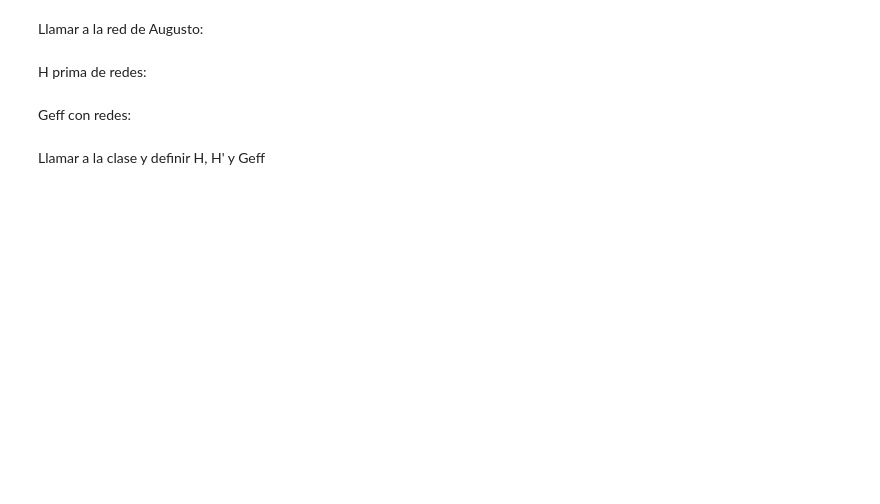
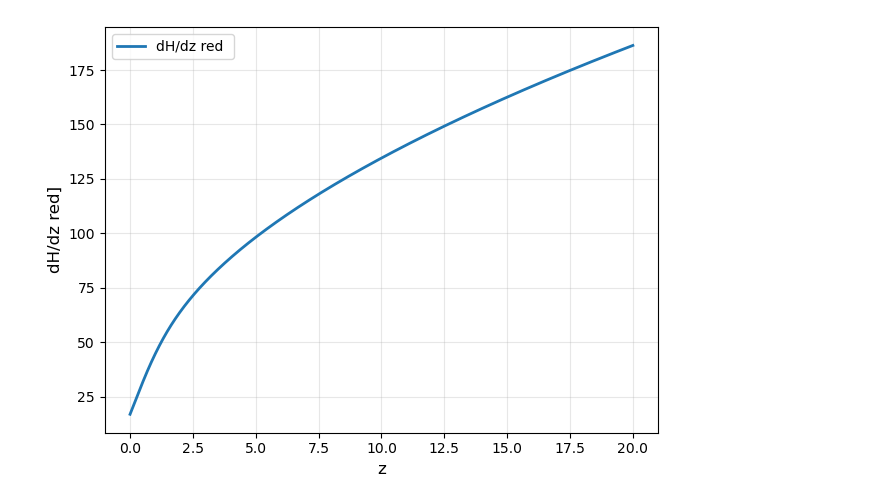
Before and after one commit to JavierPineau/Matter-Perturbation-Equation-NN, a Jupyter notebook: MPE_transiccion_condiciciones_iniciales.ipynb, the cells around one changed output. Saved outputs shown, nothing was run; the diff lists cells and outputs as text; code cells hidden in the pictures; blank space fills up the shorter version.

```diff
--- a/MPE_transiccion_condiciciones_iniciales.ipynb
+++ b/MPE_transiccion_condiciciones_iniciales.ipynb
@@ -145,5 +171,3 @@ print(f"delta_p_inicial_net:     {delta_p_inicial_net}")
-# %% [markdown]
-Llamar a la red de Augusto:
 # %%
 model = 'Hu-Sawicki'
 path = f'/home/javier-pineau/Escritorio/Tesis/Códigos Augusto/f_R_nets_for_multiuse/{model}_nets'
@@ -240,2 +267,0 @@ plt.show()
-# %% [markdown]
-H prima de redes:
@@ -242,15 +336,49 @@ H prima de redes:
+# %%
+H_interp_class, Hprime_interp_class, r_interp_class = solver_clase.H_HS()
+z_range_class = np.linspace(0, solver_clase.z_ini_HS, 1000)
+H_class = H_interp_class(z_range_class) * H_0
+r_class = r_interp_class(z_range_class)
+
+shape = np.ones_like(z_range_class)
+z_prime = 1 - (z_range_class / z_0)
+b_prime = (b / b_max) * shape
+Om_m_0_prime = Om_m_0 * shape
+
+# Convertir a tensores en el dispositivo correcto
+z_prime = torch.tensor(z_prime, device=device, dtype=torch.float64)
+b_prime = torch.tensor(b_prime, device=device, dtype=torch.float64)
+Om_m_0_prime = torch.tensor(Om_m_0_prime, device=device, dtype=torch.float64)
+
+r_prime_sol = r_prime(z_prime, b_prime, Om_m_0_prime, to_numpy=True)
+r_redes_values = np.exp(r_prime_sol)
+
+z_vec_class, x_vec_class, v_vec_class, r_vec_class = solver_clase.integ_HS()
+
+v_interp_class = interp1d(z_vec_class, v_vec_class, bounds_error=False, fill_value="extrapolate")
+v_class = v_interp_class(z_range_class)
+
+x_interp_class = interp1d(z_vec_class, x_vec_class, bounds_error=False, fill_value="extrapolate")
+x_clase = x_interp_class(z_range_class)
+
+v_redes_values = v(z_prime, b_prime, Om_m_0_prime, to_numpy=True)
 # %%
 x_net_index = 0
 x_condition = CustomCondition(f_R.x_reparam)
 x = BundleSolution1D([fR_nets[x_net_index]], [x_condition])
 
 def dH_dz_red(z, theta):
+    global device
     b, Om_m_0, H_0_local = theta
 
     z = np.asarray(z)
     z_prime = 1 - (z / z_rescale)
     b_prime = np.full_like(z, b / b_max)
     Om_m_0_arr = np.full_like(z, Om_m_0)
+
+    # Convertir a tensores en el dispositivo correcto
+    z_prime = torch.tensor(z_prime, device=device, dtype=torch.float64)
+    b_prime = torch.tensor(b_prime, device=device, dtype=torch.float64)
+    Om_m_0_arr = torch.tensor(Om_m_0_arr, device=device, dtype=torch.float64)
 
     r_prime_sol = r_prime(z_prime, b_prime, Om_m_0_arr, to_numpy=False)
     v_sol = v(z_prime, b_prime, Om_m_0_arr, to_numpy=False)
@@ -264,32 +392,32 @@ def dH_dz_red(z, theta):
     Om_m_0_t = torch.as_tensor(Om_m_0_arr, dtype=dtype, device=device)
     z_t = torch.as_tensor(z, dtype=dtype, device=device)
 
     Gamma = (r + b_tensor) * (((r + b_tensor) ** 2) - 2.0 * b_tensor) / (4.0 * b_tensor * r)
     denom = z_t + 1.0
 
     dr_dz = - r * Gamma * x_sol / denom
     dv_dz = - v_sol * (x_sol * Gamma + 4.0 - 2.0 * v_sol) / denom
 
     coef1 = 0.25 * (1.0 - Om_m_0_t)
     coef2 = torch.sqrt(r / (2.0 * v_sol) * (1.0 - Om_m_0_t))
 
 
     dH = coef1 / coef2 * (dr_dz / v_sol - r * dv_dz / (v_sol ** 2))
     return dH.detach().cpu().numpy()
 
 
 theta_example = [b, Om_m_0, H_0]
 
 dH_net_values =H_0* dH_dz_red(z_examples, theta_example)
 
 
 plt.plot(z_examples, dH_net_values, label='dH/dz red ', linewidth=2)
 plt.xlabel('z', fontsize=12)
 plt.ylabel('dH/dz red]', fontsize=12)
 plt.grid(True, alpha=0.3)
 plt.legend(fontsize=10)
 
 plt.tight_layout()
 plt.show()
+# %% [output]
+[figure, added]
-# %% [markdown]
-Geff con redes:
@@ -330,2 +423,0 @@ Geff_interp_from_nets = interp1d(z_examples, Geff_nets, kind='cubic', fill_value
-# %% [markdown]
-Llamar a la clase y definir H, H' y Geff
```
Also changed, not shown: parts of 21 cells of this notebook.
